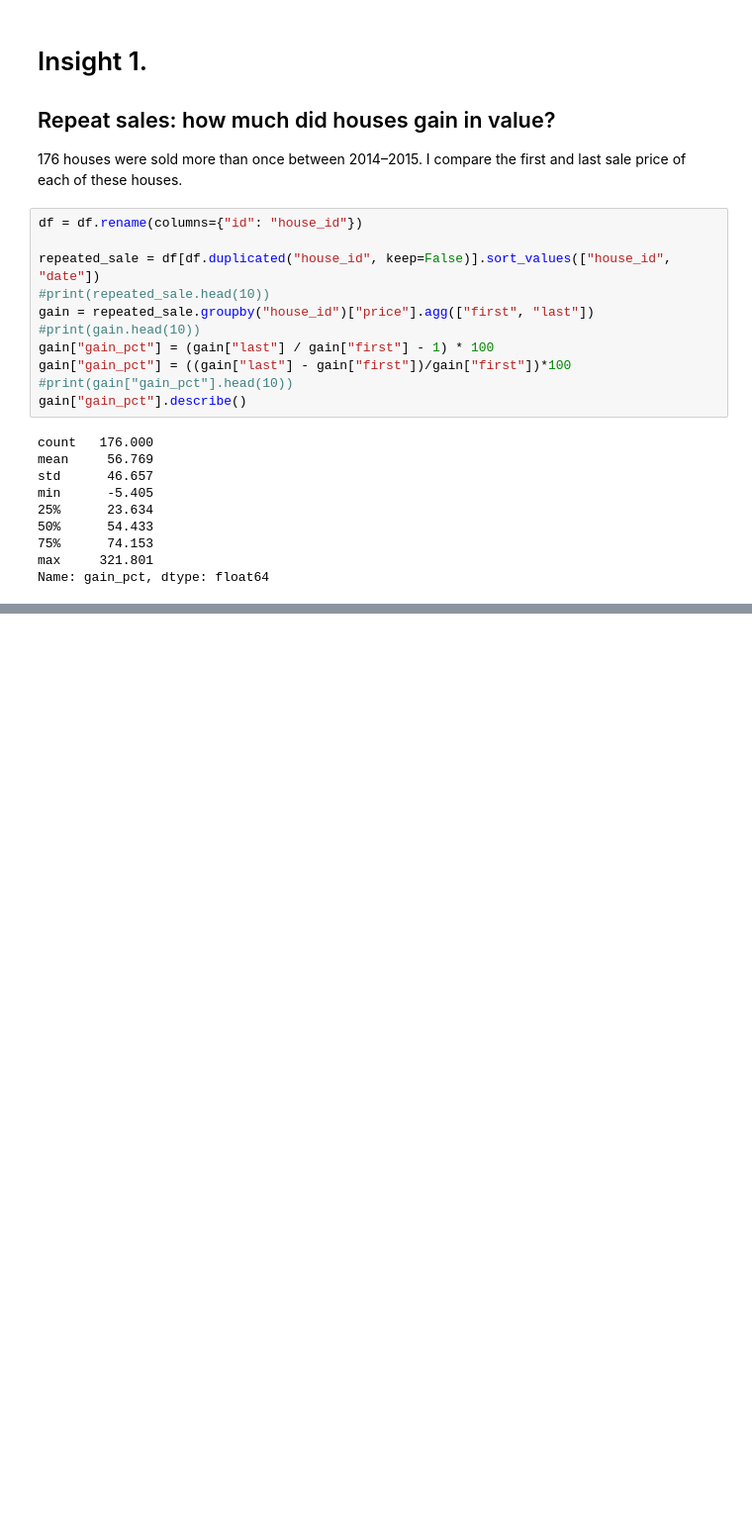
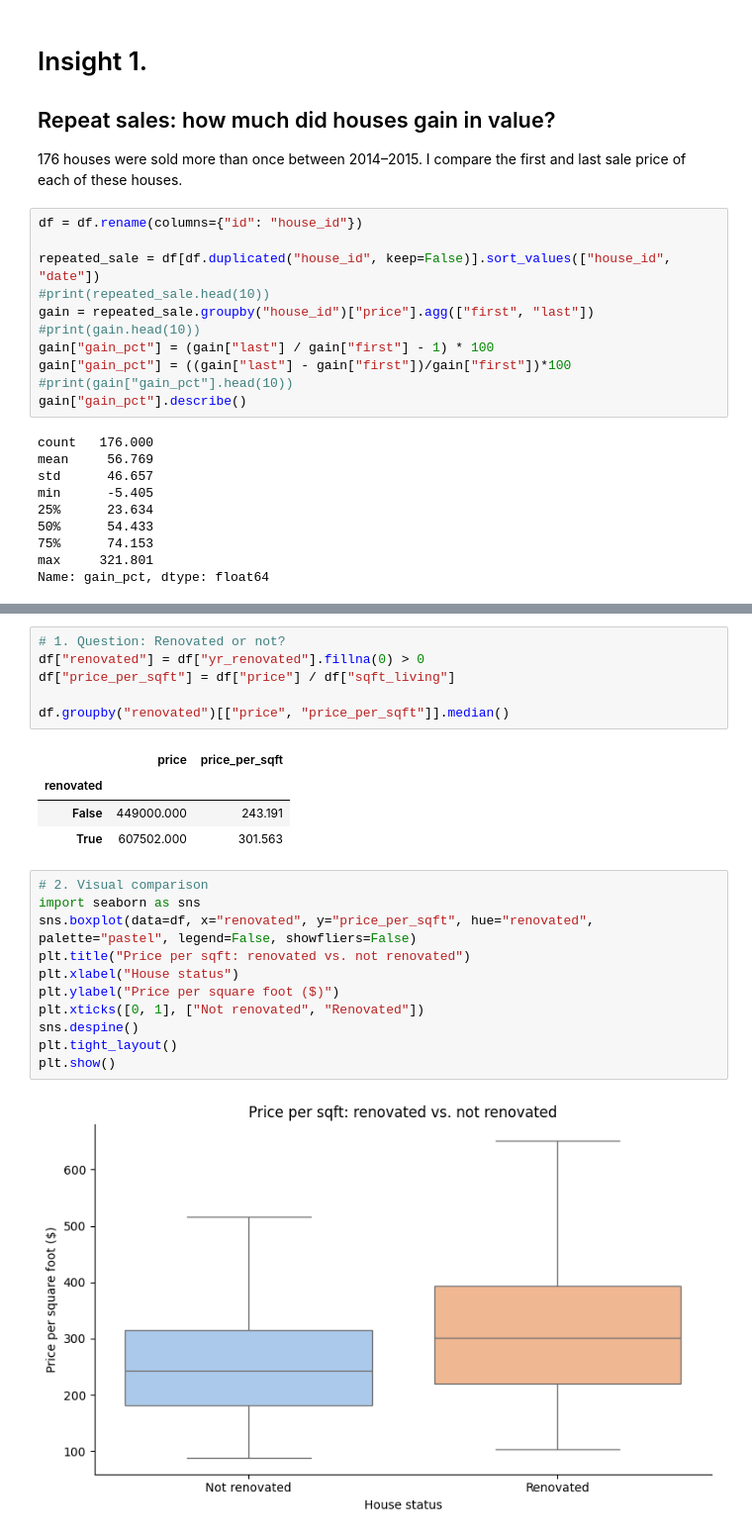
Before and after one commit to Maryam-Sajedi/ds-eda-project, a Jupyter notebook: 04_eda.ipynb, the cells around one changed output, grey strips where cells are left out. Shown at 99% size. Cells and saved outputs as stored; diff of their text form; blank space fills up the shorter version.

```diff
--- a/04_eda.ipynb
+++ b/04_eda.ipynb
@@ -90,0 +125,24 @@ Name: gain_pct, dtype: float64
+# %%
+# 1. Question: Renovated or not?
+df["renovated"] = df["yr_renovated"].fillna(0) > 0
+df["price_per_sqft"] = df["price"] / df["sqft_living"]
+
+df.groupby("renovated")[["price", "price_per_sqft"]].median()
+# %% [output]
+|  | price | price_per_sqft |
+| renovated |  |  |
+| False | 449000.000 | 243.191 |
+| True | 607502.000 | 301.563 |
+# %%
+# 2. Visual comparison
+import seaborn as sns
+sns.boxplot(data=df, x="renovated", y="price_per_sqft", hue="renovated", palette="pastel", legend=False, showfliers=False)
+plt.title("Price per sqft: renovated vs. not renovated")
+plt.xlabel("House status")
+plt.ylabel("Price per square foot ($)")
+plt.xticks([0, 1], ["Not renovated", "Renovated"])
+sns.despine()
+plt.tight_layout()
+plt.show()
+# %% [output]
+[figure, added]
```
Also changed, not shown: parts of 18 cells of this notebook.
